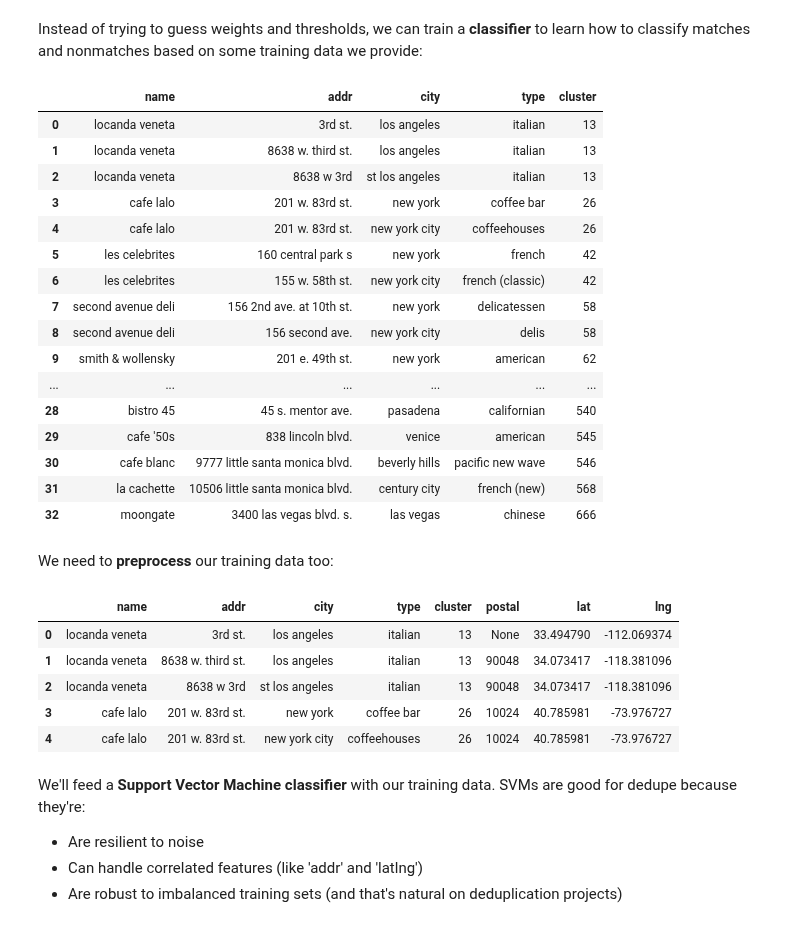
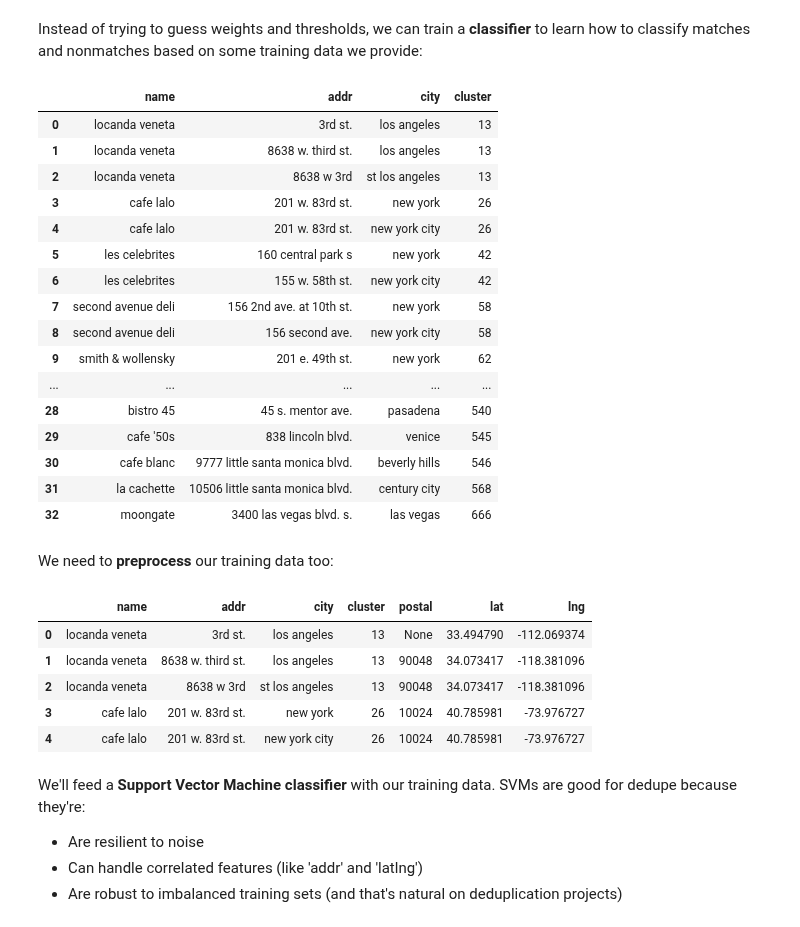
Before and after one commit to vintasoftware/deduplication-slides, a Jupyter notebook: slides-reduced.ipynb, the cells around one changed output. Saved outputs shown, nothing was run; the diff lists cells and outputs as text; code cells hidden in the pictures.

```diff
--- a/slides-reduced.ipynb
+++ b/slides-reduced.ipynb
@@ -596,26 +451,26 @@ We've set the weights and the threshold **by guessing**, could we do any better?
 Instead of trying to guess weights and thresholds, we can train a **classifier** to learn how to classify matches and nonmatches based on some training data we provide:
 # %%
 df_training = pd.read_csv('restaurant-training.csv', skip_blank_lines=True)
-df_training = df_training.drop(columns=['phone'])
+df_training = df_training.drop(columns=['type', 'phone'])
 df_training
 # %% [output]
-|  | name | addr | city | type | cluster |
-| 0 | locanda veneta | 3rd st. | los angeles | italian | 13 |
-| 1 | locanda veneta | 8638 w. third st. | los angeles | italian | 13 |
-| 2 | locanda veneta | 8638 w 3rd | st los angeles | italian | 13 |
-| 3 | cafe lalo | 201 w. 83rd st. | new york | coffee bar | 26 |
-| 4 | cafe lalo | 201 w. 83rd st. | new york city | coffeehouses | 26 |
-| 5 | les celebrites | 160 central park s | new york | french | 42 |
-| 6 | les celebrites | 155 w. 58th st. | new york city | french (classic) | 42 |
-| 7 | second avenue deli | 156 2nd ave. at 10th st. | new york | delicatessen | 58 |
-| 8 | second avenue deli | 156 second ave. | new york city | delis | 58 |
-| 9 | smith & wollensky | 201 e. 49th st. | new york | american | 62 |
-| ... | ... | ... | ... | ... | ... |
-| 28 | bistro 45 | 45 s. mentor ave. | pasadena | californian | 540 |
-| 29 | cafe '50s | 838 lincoln blvd. | venice | american | 545 |
-| 30 | cafe blanc | 9777 little santa monica blvd. | beverly hills | pacific new wave | 546 |
-| 31 | la cachette | 10506 little santa monica blvd. | century city | french (new) | 568 |
-| 32 | moongate | 3400 las vegas blvd. s. | las vegas | chinese | 666 |
+|  | name | addr | city | cluster |
+| 0 | locanda veneta | 3rd st. | los angeles | 13 |
+| 1 | locanda veneta | 8638 w. third st. | los angeles | 13 |
+| 2 | locanda veneta | 8638 w 3rd | st los angeles | 13 |
+| 3 | cafe lalo | 201 w. 83rd st. | new york | 26 |
+| 4 | cafe lalo | 201 w. 83rd st. | new york city | 26 |
+| 5 | les celebrites | 160 central park s | new york | 42 |
+| 6 | les celebrites | 155 w. 58th st. | new york city | 42 |
+| 7 | second avenue deli | 156 2nd ave. at 10th st. | new york | 58 |
+| 8 | second avenue deli | 156 second ave. | new york city | 58 |
+| 9 | smith & wollensky | 201 e. 49th st. | new york | 62 |
+| ... | ... | ... | ... | ... |
+| 28 | bistro 45 | 45 s. mentor ave. | pasadena | 540 |
+| 29 | cafe '50s | 838 lincoln blvd. | venice | 545 |
+| 30 | cafe blanc | 9777 little santa monica blvd. | beverly hills | 546 |
+| 31 | la cachette | 10506 little santa monica blvd. | century city | 568 |
+| 32 | moongate | 3400 las vegas blvd. s. | las vegas | 666 |
 # %% [markdown]
 We need to **preprocess** our training data too:
 # %%
@@ -623,12 +478,12 @@ df_training = assign_no_symbols_name(df_training)
 df_training = assign_postal_lat_lng(df_training)
 df_training.head(5)
 # %% [output]
-|  | name | addr | city | type | cluster | postal | lat | lng |
-| 0 | locanda veneta | 3rd st. | los angeles | italian | 13 | None | 33.494790 | -112.069374 |
-| 1 | locanda veneta | 8638 w. third st. | los angeles | italian | 13 | 90048 | 34.073417 | -118.381096 |
-| 2 | locanda veneta | 8638 w 3rd | st los angeles | italian | 13 | 90048 | 34.073417 | -118.381096 |
-| 3 | cafe lalo | 201 w. 83rd st. | new york | coffee bar | 26 | 10024 | 40.785981 | -73.976727 |
-| 4 | cafe lalo | 201 w. 83rd st. | new york city | coffeehouses | 26 | 10024 | 40.785981 | -73.976727 |
+|  | name | addr | city | cluster | postal | lat | lng |
+| 0 | locanda veneta | 3rd st. | los angeles | 13 | None | 33.494790 | -112.069374 |
+| 1 | locanda veneta | 8638 w. third st. | los angeles | 13 | 90048 | 34.073417 | -118.381096 |
+| 2 | locanda veneta | 8638 w 3rd | st los angeles | 13 | 90048 | 34.073417 | -118.381096 |
+| 3 | cafe lalo | 201 w. 83rd st. | new york | 26 | 10024 | 40.785981 | -73.976727 |
+| 4 | cafe lalo | 201 w. 83rd st. | new york city | 26 | 10024 | 40.785981 | -73.976727 |
 # %% [markdown]
 We'll feed a **Support Vector Machine classifier** with our training data. SVMs are good for dedupe because they're:
 - Are resilient to noise
```
Also changed, not shown: parts of 34 cells of this notebook, 4 other files.
